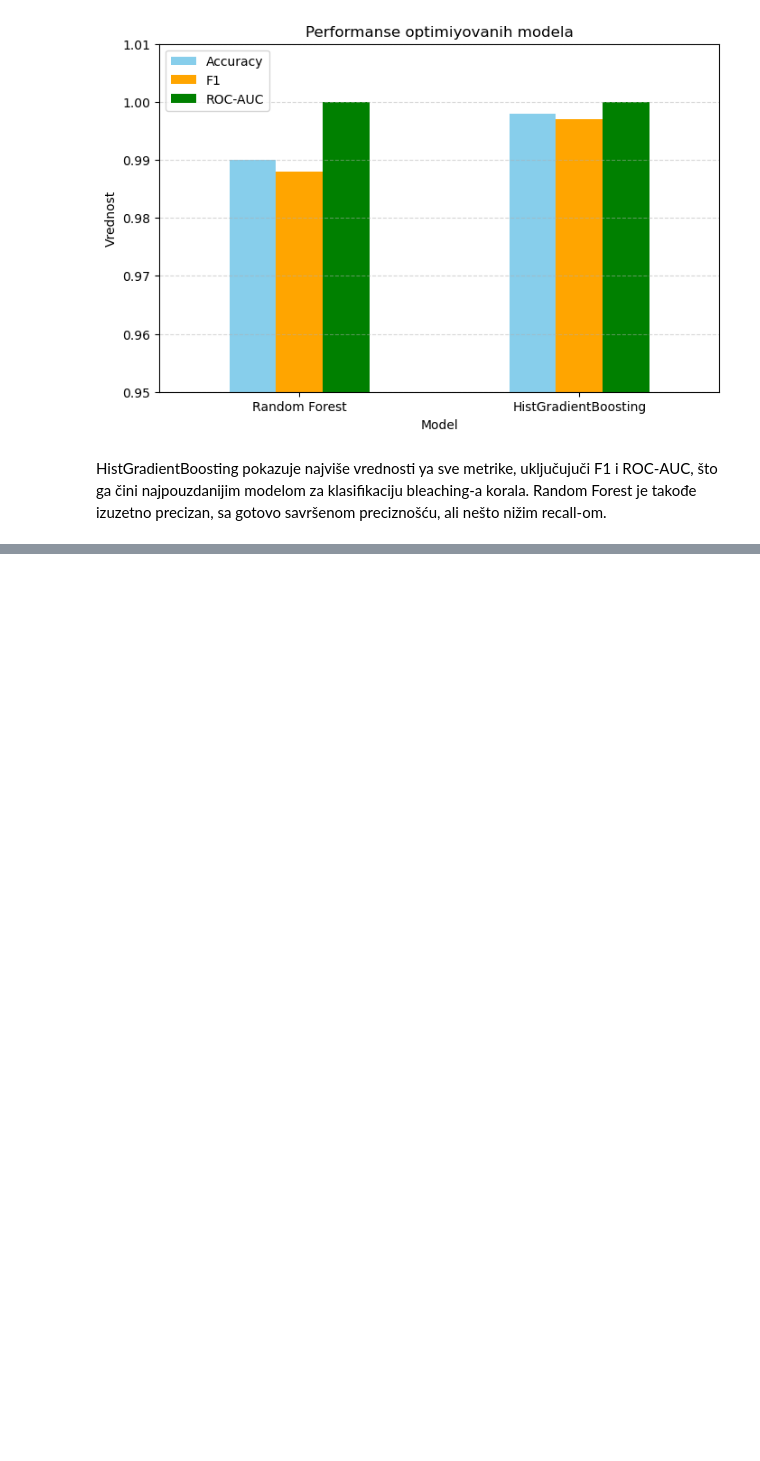
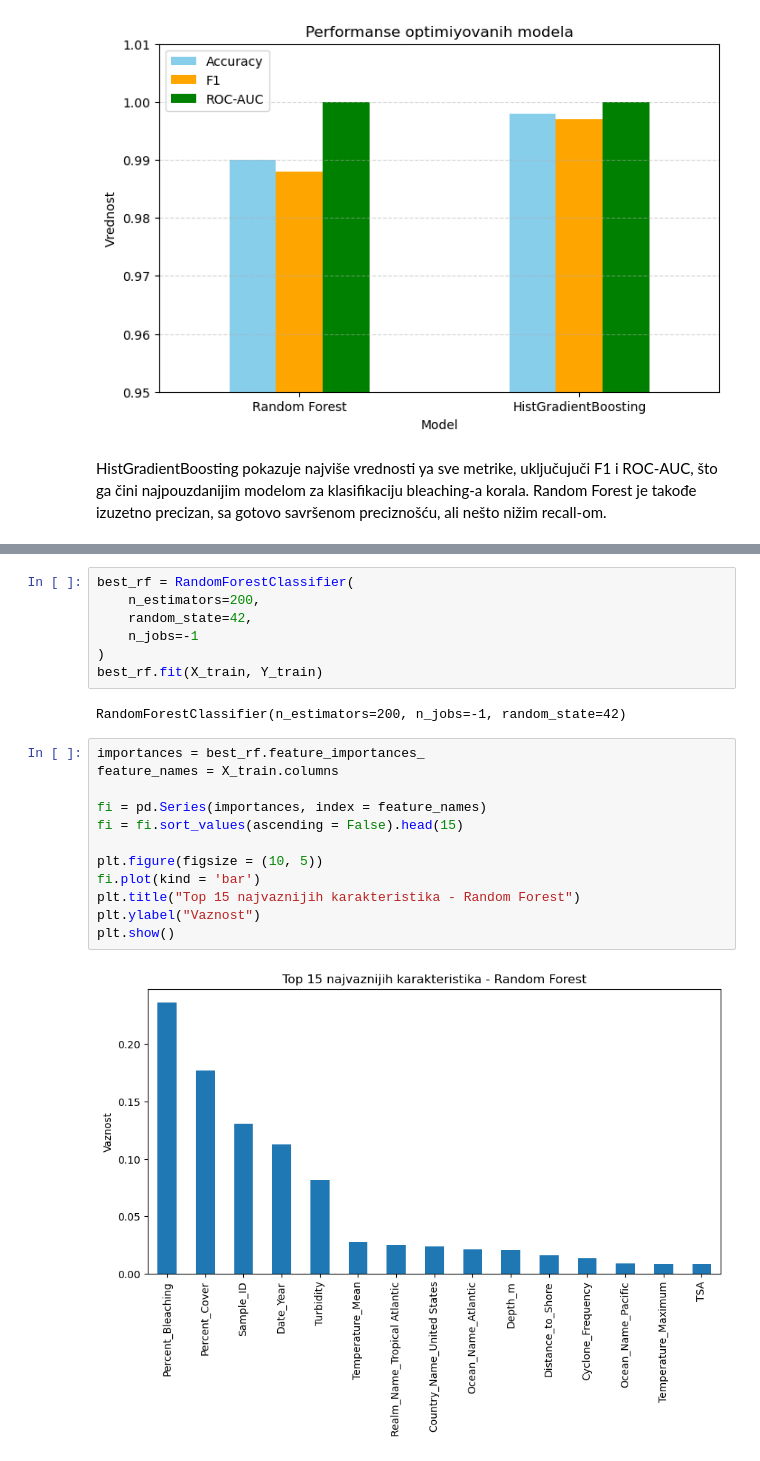
Before and after one commit to MarijaVidovic/MasinskoUcenjePrviProjekat, a Jupyter notebook: PRVA FAZA/CoralReefGlobalBlechingPrvaFaza.ipynb, the cells around one changed output, grey strips where cells are left out. Saved outputs shown, nothing was run; the diff lists cells and outputs as text; blank space fills up the shorter version.

```diff
--- a/PRVA FAZA/CoralReefGlobalBlechingPrvaFaza.ipynb
+++ b/PRVA FAZA/CoralReefGlobalBlechingPrvaFaza.ipynb
@@ -575,0 +591,23 @@ HistGradientBoosting pokazuje najviše vrednosti ya sve metrike, uključujuči F
+# %%
+best_rf = RandomForestClassifier(
+    n_estimators=200,
+    random_state=42,
+    n_jobs=-1
+)
+best_rf.fit(X_train, Y_train)
+# %% [output]
+RandomForestClassifier(n_estimators=200, n_jobs=-1, random_state=42)
+# %%
+importances = best_rf.feature_importances_
+feature_names = X_train.columns
+
+fi = pd.Series(importances, index = feature_names)
+fi = fi.sort_values(ascending = False).head(15)
+
+plt.figure(figsize = (10, 5))
+fi.plot(kind = 'bar')
+plt.title("Top 15 najvaznijih karakteristika - Random Forest")
+plt.ylabel("Vaznost")
+plt.show()
+# %% [output]
+[figure, added]
```
Also changed, not shown: parts of 13 cells of this notebook.
